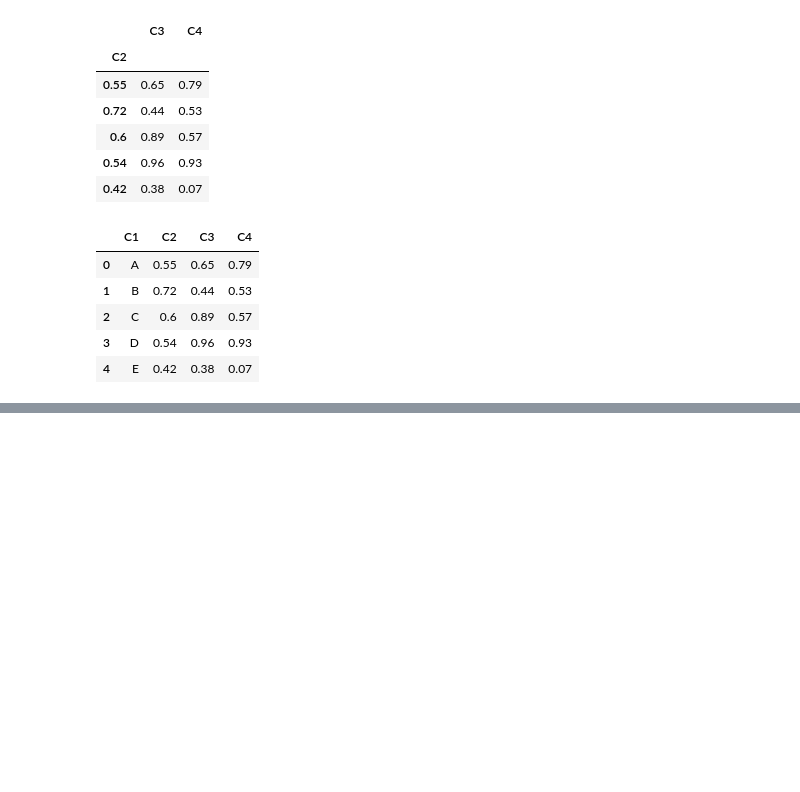
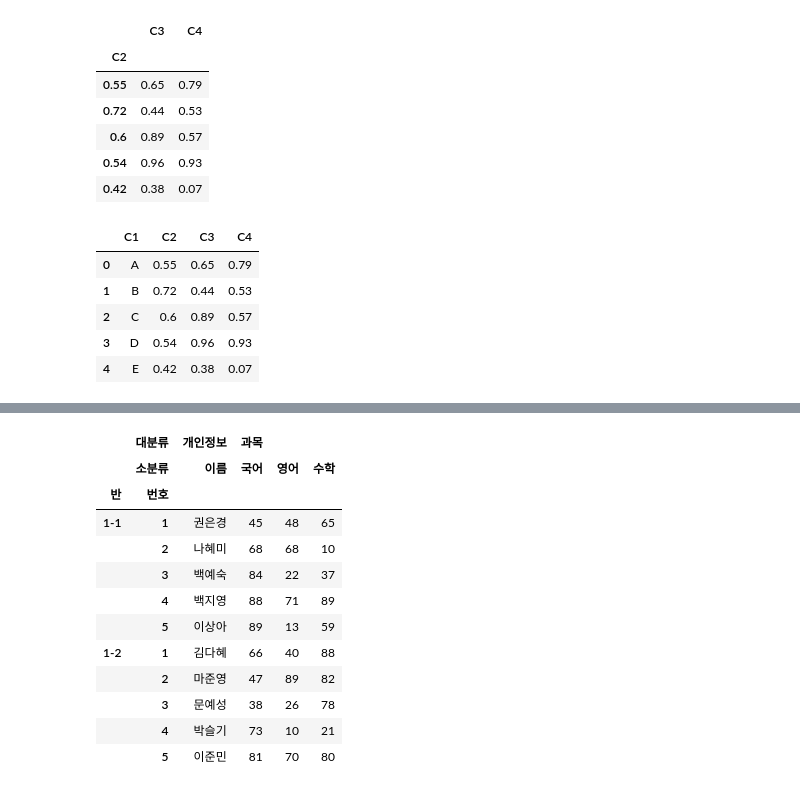
Before and after one commit to Gwon92/WASSUP, a Jupyter notebook: 판다스 공부용.ipynb, the cells around one changed output, grey strips where cells are left out. Cells and saved outputs as stored; diff of their text form; code cells hidden in the pictures; blank space fills up the shorter version.

```diff
--- a/판다스 공부용.ipynb
+++ b/판다스 공부용.ipynb
@@ -427,0 +628,28 @@ df2.reset_index()
+# %%
+#1-1 이랑 1-2반 인원을 데이터 프레임에 넣어서 구분해보기.
+#각반의 인원에게는 고유한 학생 번호가 부여됨
+# 열은 이름 국어, 영어, 수학 점수가 추가됨
+np.random.seed(0)
+first = pd.DataFrame(["권은경","나혜미","백예숙","백지영","이상아","김다혜","마준영","문예성","박슬기","이준민"])
+score = np.random.randint(1, 101, (10, 3))
+
+data = np.hstack((first,score))
+
+df = pd.DataFrame(data,columns=[["개인정보","과목","과목","과목"],["이름", "국어", "영어", "수학"]],index=[["1-1","1-1","1-1","1-1","1-1","1-2","1-2","1-2","1-2","1-2"],[1,2,3,4,5,1,2,3,4,5]])
+df.columns.names = ["대분류","소분류"]
+df.index.names = ["반","번호"]
+df
+# %% [output]
+|  | 대분류 | 개인정보 | 과목 |  |  |
+|  | 소분류 | 이름 | 국어 | 영어 | 수학 |
+| 반 | 번호 |  |  |  |  |
+| 1-1 | 1 | 권은경 | 45 | 48 | 65 |
+|  | 2 | 나혜미 | 68 | 68 | 10 |
+|  | 3 | 백예숙 | 84 | 22 | 37 |
+|  | 4 | 백지영 | 88 | 71 | 89 |
+|  | 5 | 이상아 | 89 | 13 | 59 |
+| 1-2 | 1 | 김다혜 | 66 | 40 | 88 |
+|  | 2 | 마준영 | 47 | 89 | 82 |
+|  | 3 | 문예성 | 38 | 26 | 78 |
+|  | 4 | 박슬기 | 73 | 10 | 21 |
+|  | 5 | 이준민 | 81 | 70 | 80 |
```
Also changed, not shown: parts of 31 cells of this notebook, 55 other files.
